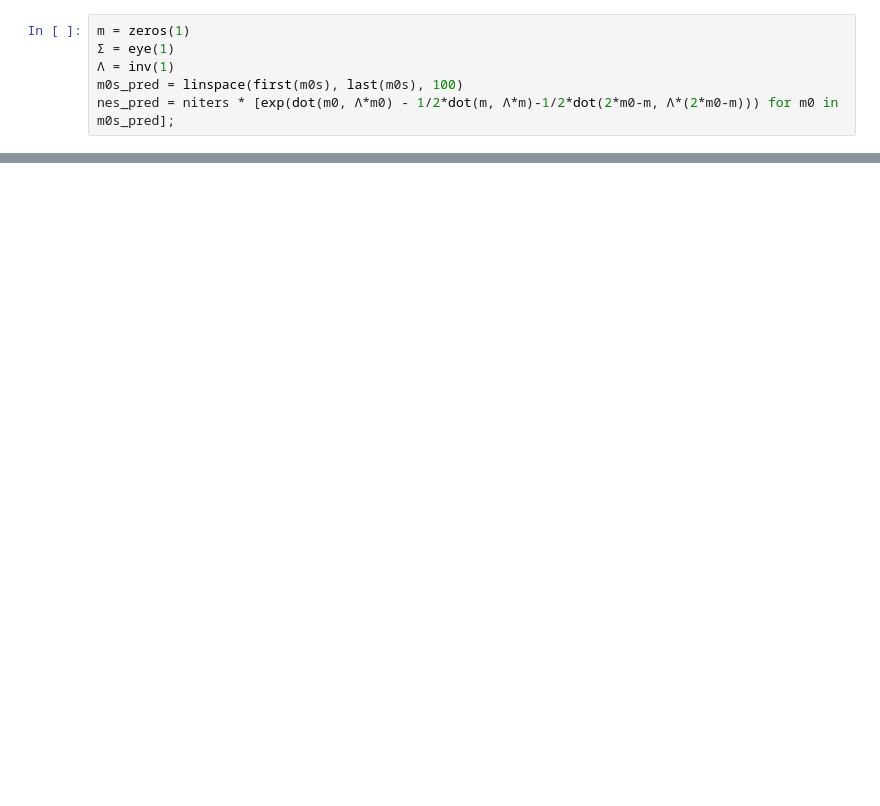
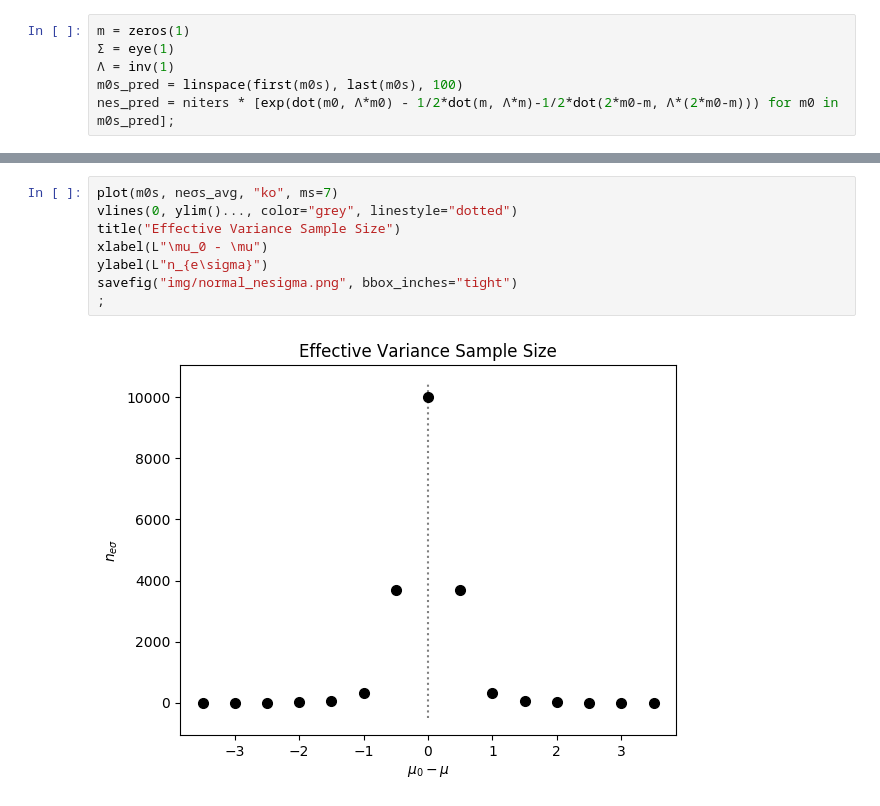
Before and after one commit to hamzaelsaawy/ImportanceSampling, a Jupyter notebook: normal_tilt.ipynb, the cells around one changed output, grey strips where cells are left out. Saved outputs shown, nothing was run; the diff lists cells and outputs as text; blank space fills up the shorter version.

```diff
--- a/normal_tilt.ipynb
+++ b/normal_tilt.ipynb
@@ -122,0 +102,10 @@ ylabel(L"n_e")
+# %%
+plot(m0s, neσs_avg, "ko", ms=7)
+vlines(0, ylim()..., color="grey", linestyle="dotted")
+title("Effective Variance Sample Size")
+xlabel(L"\mu_0 - \mu")
+ylabel(L"n_{e\sigma}")
+savefig("img/normal_nesigma.png", bbox_inches="tight")
+;
+# %% [output]
+[figure, added]
```
Also changed, not shown: parts of 14 cells of this notebook, 6 other files.
